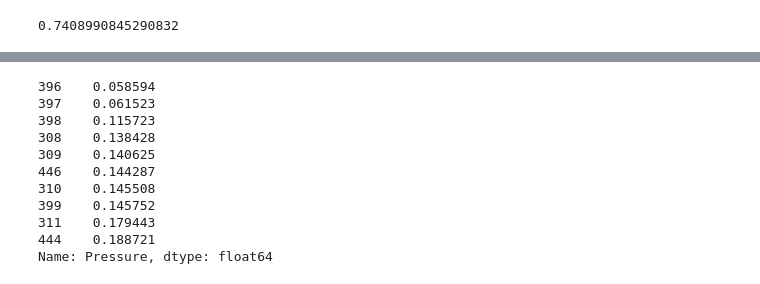
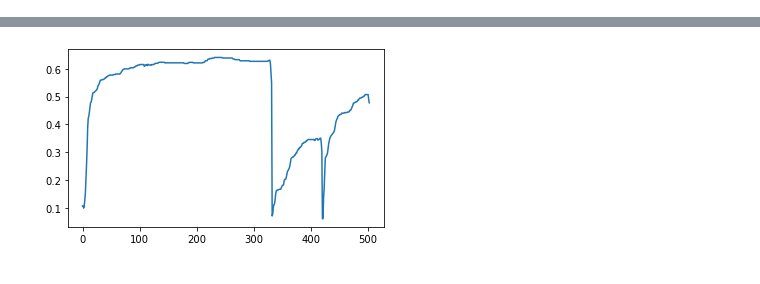
Before and after one commit to NoaAmichai/Final_project, a Jupyter notebook: Final_project.ipynb, the cells around one changed output, grey strips where cells are left out. Drawn from its saved outputs; the diff is of its cells as text; code cells hidden in the pictures.

```diff
--- a/Final_project.ipynb
+++ b/Final_project.ipynb
@@ -97,20 +99,10 @@ plt.show()
-# %%
-data.Pressure.mean()
-# %% [output]
-0.7408990845290832
 # %%
-import psutil
-
-plt.rcParams['animation.html'] = 'jshtml'
 p = data.Pressure.tolist()
 ax.set_xbound(lower=0.0, upper=1381)
 ax.set_ybound(lower=0.0, upper=925)
 fig=plt.figure(figsize=(5,3))
 ax=fig.add_subplot(111)
-plt.gca().invert_yaxis()
 
-
-#ax.hist(data.Time,p,c='red',s=1)
 ax.plot(p)
 
 plt.tight_layout()
@@ -121,14 +111 @@ plt.show()
+[figure, added]
-# %%
-data.Pressure.sort_values().head(10)
-# %% [output]
-396    0.058594
-397    0.061523
-398    0.115723
-308    0.138428
-309    0.140625
-446    0.144287
-310    0.145508
-399    0.145752
-311    0.179443
-444    0.188721
-Name: Pressure, dtype: float64
```
Also changed, not shown: parts of 13 cells of this notebook.
